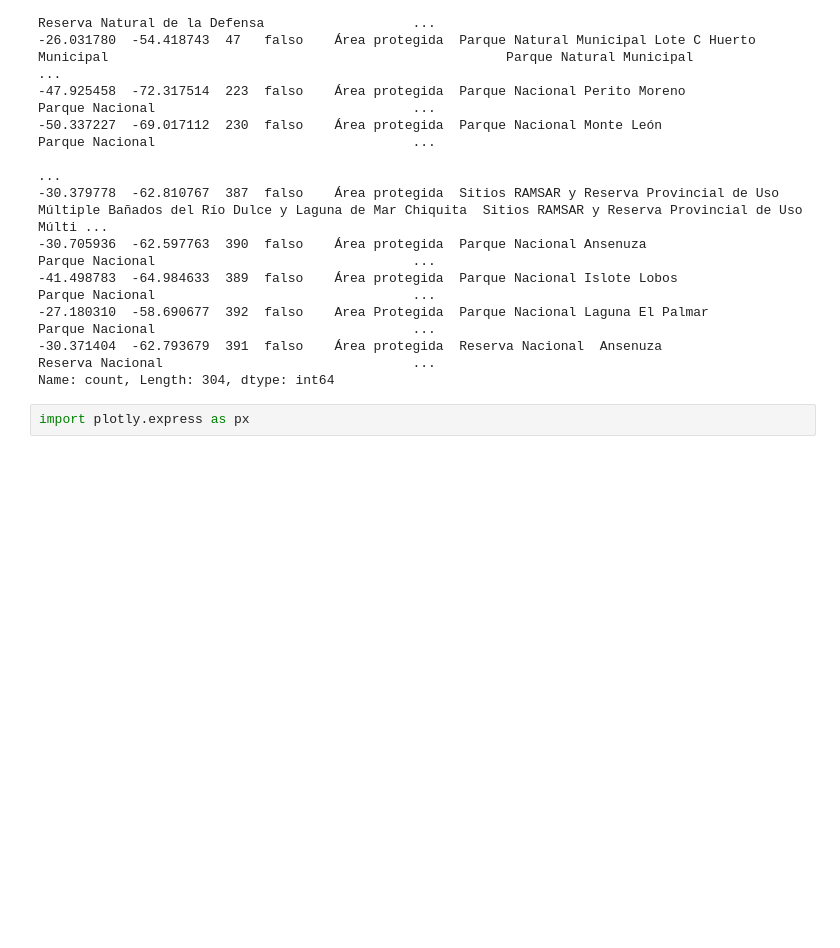
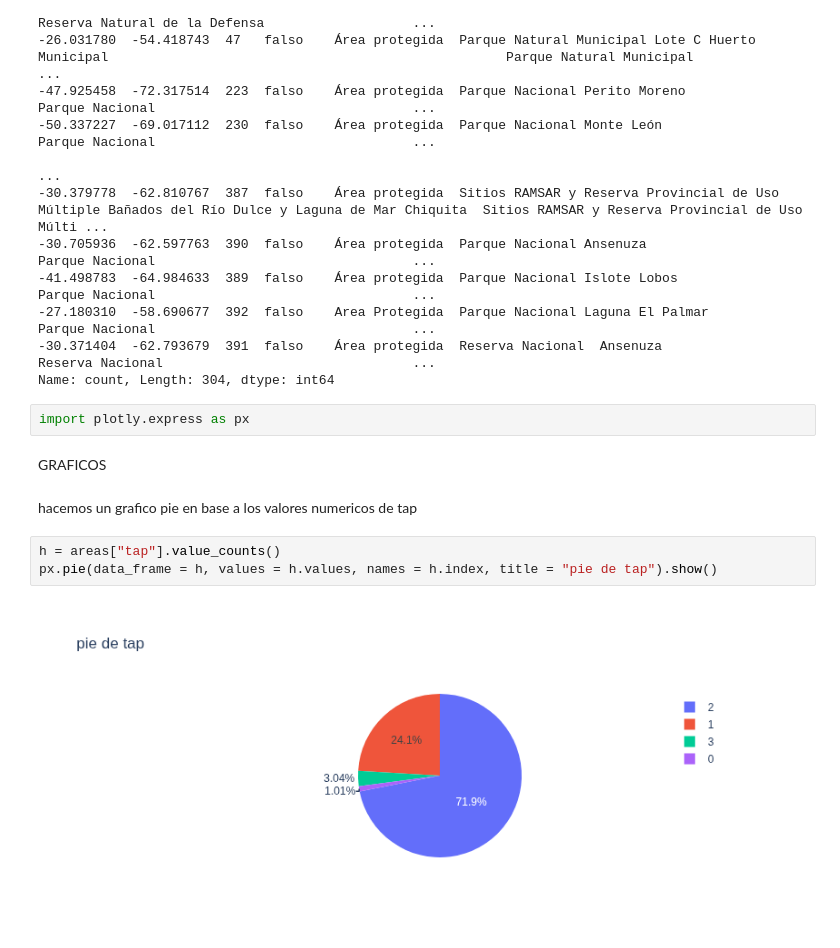
Before and after one commit to AleJndroMoreno/jupyter-, a Jupyter notebook: actividad09.ipynb, the cells around one changed output. Drawn from its saved outputs; the diff is of its cells as text; blank space fills up the shorter version.

```diff
--- a/actividad09.ipynb
+++ b/actividad09.ipynb
@@ -137,3 +158,12 @@ lat         lng         gid  entidad  objeto          fna
 Name: count, Length: 304, dtype: int64
 # %%
 import plotly.express as px
+# %% [markdown]
+GRAFICOS
+# %% [markdown]
+hacemos un grafico pie en base a los valores numericos de tap
+# %%
+h = areas["tap"].value_counts()
+px.pie(data_frame = h, values = h.values, names = h.index, title = "pie de tap").show()
+# %% [output]
+[figure, added]
```
Also changed, not shown: parts of 6 cells of this notebook.
